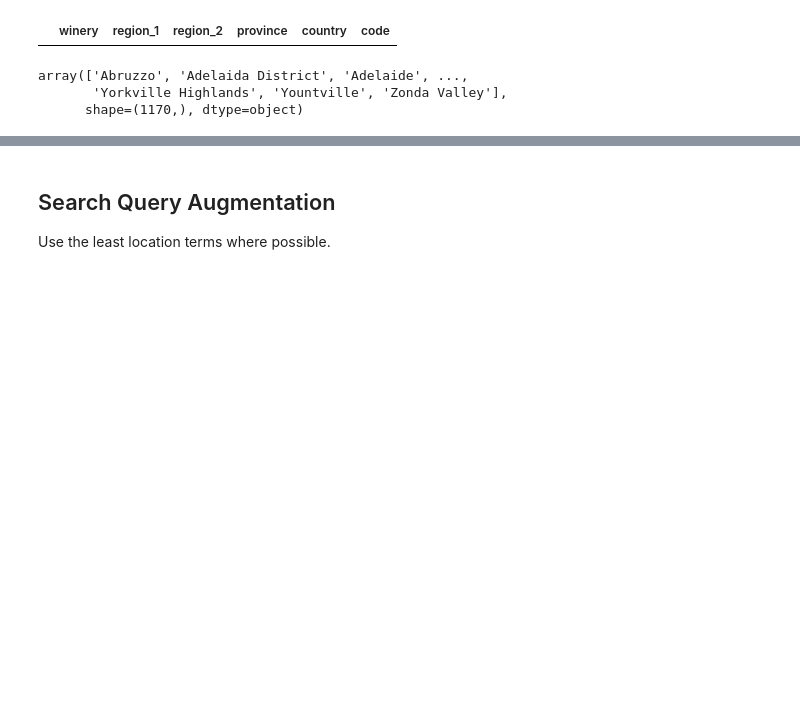
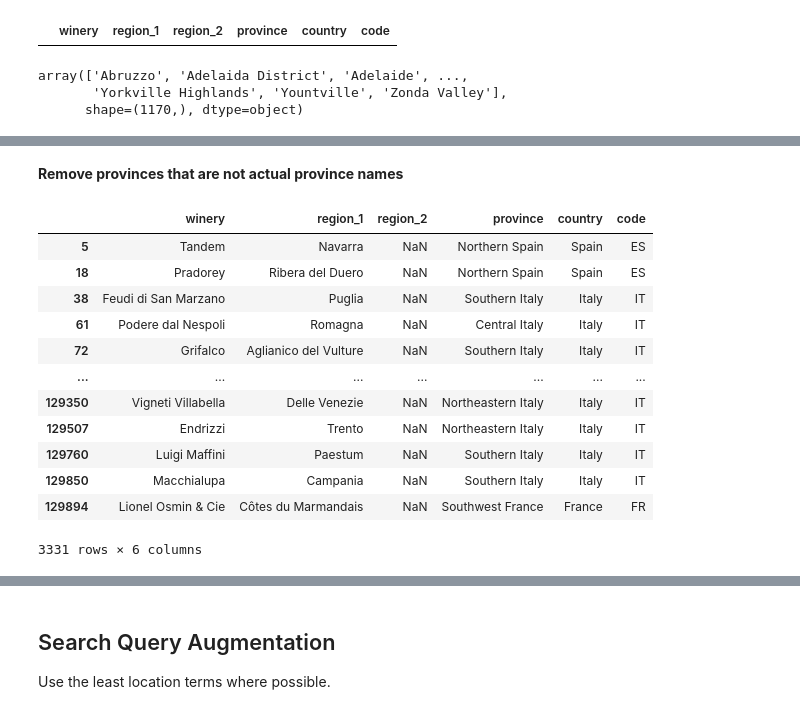
Before and after one commit to pasmith/oenologist, a Jupyter notebook: mapbox-forward.ipynb, the cells around one changed output, grey strips where cells are left out. Drawn from its saved outputs; the diff is of its cells as text; code cells hidden in the pictures; blank space fills up the shorter version.

Commit message:
added geocode query expressions

```diff
--- a/mapbox-forward.ipynb
+++ b/mapbox-forward.ipynb
@@ -7,6 +7,14 @@ import numpy as np
 import swifter
 
 from utils.geocode_utils import get_country_code, memory
+# %%
+# load the reviews
+@memory.cache
+def load_reviews():
+  # fetch reviews from kaggle
+  path = kagglehub.dataset_download("christopheiv/winemagdata130k")
+  fname = "winemag-data-130k-v2.csv"
+  return pd.read_csv(os.path.join(path, fname), index_col=0)
 # %%
 # load the reviews
 reviews = load_reviews()
@@ -25,14 +30,15 @@ reviews[["winery", "province", "country", "code"]].head()
 | 4 | Sweet Cheeks | Oregon | US | US |
 # %%
 # extract the winery locations to geolocate
-location_cols = ["winery", "region_1", "region_2", "province", "country", "code"]
+location_cols = ['winery', 'region_1', 'region_2', 'province', 'country', 'code']
 wineries = np.unique(reviews.winery.dropna())
-locations = reviews.query("winery in @wineries")[location_cols].copy().drop_duplicates()
+locations = reviews.query("winery in @wineries").copy()[location_cols].drop_duplicates()
 print(
     f"{locations.shape[0] - len(wineries):,d}",
     "duplicate winery names in different locations",
 )
 locations.info()
+locations.head()
 # %% [output]
 13,659 duplicate winery names in different locations
 <class 'pandas.core.frame.DataFrame'>
@@ -186,0 +168,8 @@ wineries_with_only_1_location_per_country
+# %%
+regions_to_remove = [
+  'Vin Doux Naturel Rasteau', 'Vin Mousseux', 'Vin Pétillant',
+  'Vin Santo del Chianti', 'Vin Santo del Chianti Classico',
+  'Vin Santo del Chianti Rufina', 'Vin de France', 'Vin de Liqueur',
+  'Vin de Table Francais'
+]
+locations[locations['region_1'].isin(regions_to_remove)]
@@ -216,0 +229,26 @@ array(['Abruzzo', 'Adelaida District', 'Adelaide', ...,
+# %% [markdown]
+**Remove provinces that are not actual province names**
+# %%
+# mask = locations.swifter.apply(lambda row: type(row['province']) == str and type(row['country']) == str and row['province'] != 'Port' and row['province'] in row['country'], axis=1, result_type='reduce')
+
+mask = locations.swifter.apply(lambda row: row.country in row.province if row.province is not None and row.country is not None and type(row.province) == str and type(row.country) else False, axis=1)
+locations[mask]
+# [
+#   # True if ((row[1] is not None and row[2] is not None) and (row[2] in row[1])) else False
+#   row[1] is not None and row[2] is not None and type(row[1]) == str and type(row[2]) == str and row[2] in row[1]
+#   for row in locations[['province', 'country']].itertuples()
+# ]
+# %% [output]
+|  | winery | region_1 | region_2 | province | country | code |
+| 5 | Tandem | Navarra | NaN | Northern Spain | Spain | ES |
+| 18 | Pradorey | Ribera del Duero | NaN | Northern Spain | Spain | ES |
+| 38 | Feudi di San Marzano | Puglia | NaN | Southern Italy | Italy | IT |
+| 61 | Podere dal Nespoli | Romagna | NaN | Central Italy | Italy | IT |
+| 72 | Grifalco | Aglianico del Vulture | NaN | Southern Italy | Italy | IT |
+| ... | ... | ... | ... | ... | ... | ... |
+| 129350 | Vigneti Villabella | Delle Venezie | NaN | Northeastern Italy | Italy | IT |
+| 129507 | Endrizzi | Trento | NaN | Northeastern Italy | Italy | IT |
+| 129760 | Luigi Maffini | Paestum | NaN | Southern Italy | Italy | IT |
+| 129850 | Macchialupa | Campania | NaN | Southern Italy | Italy | IT |
+| 129894 | Lionel Osmin & Cie | Côtes du Marmandais | NaN | Southwest France | France | FR |
+3331 rows × 6 columns
```
Also changed, not shown: parts of 57 cells of this notebook.
